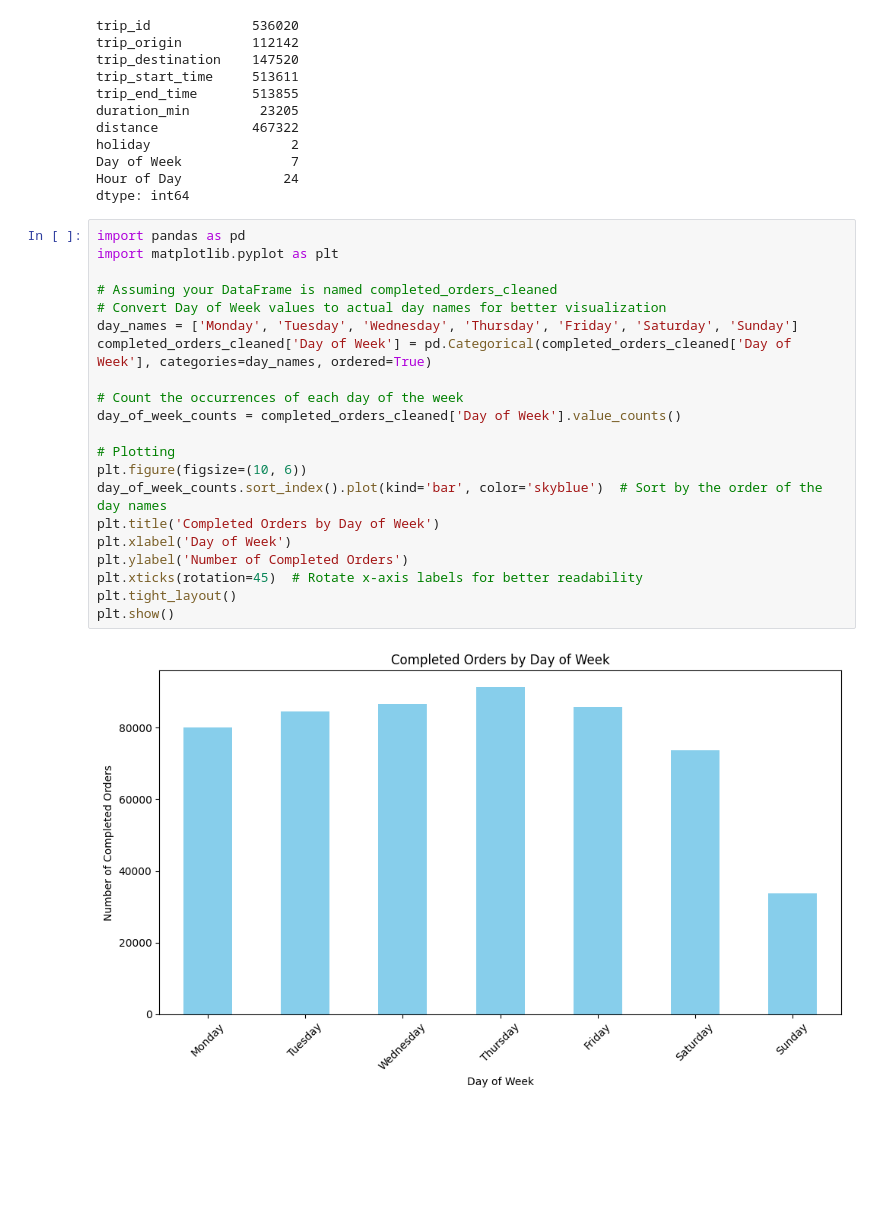
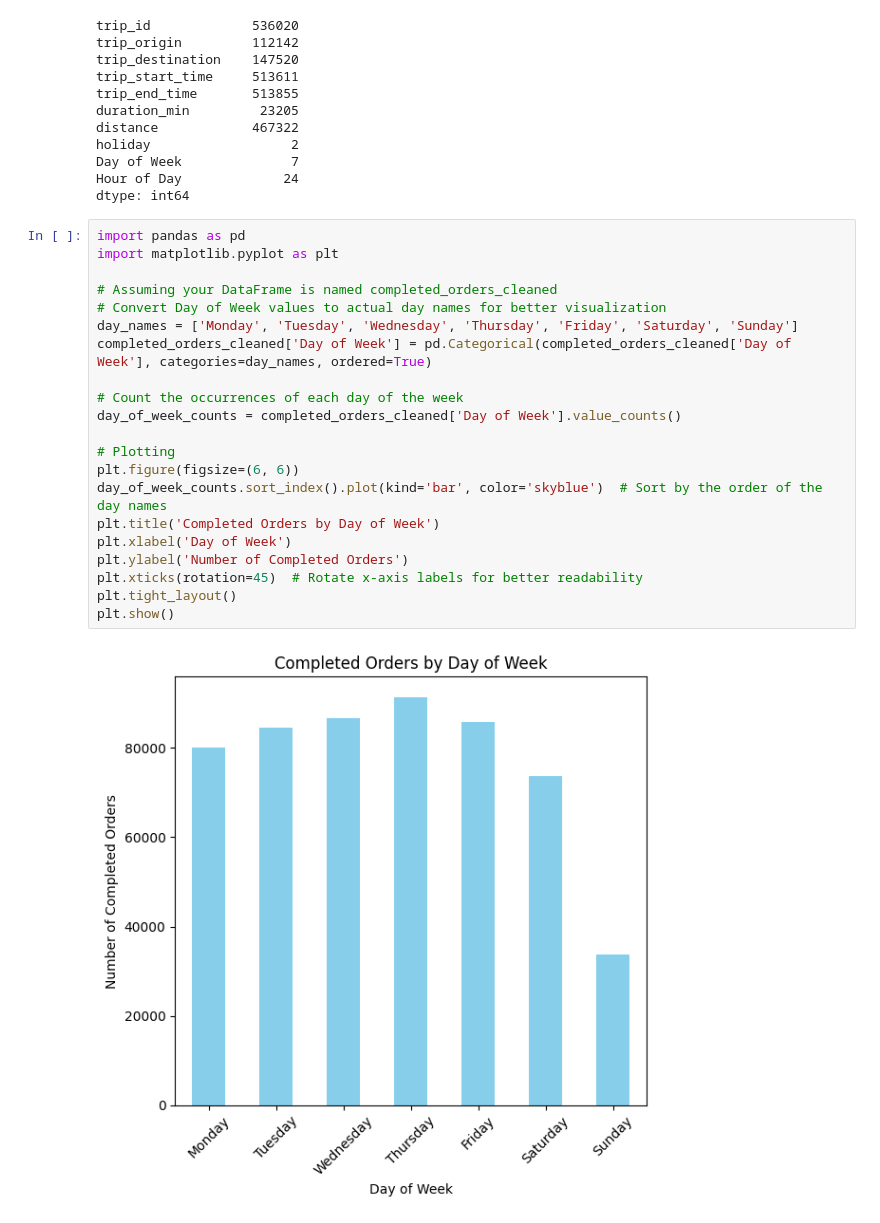
Before and after one commit to mahbubah/Logistic_optimization_Causal_Inference, a Jupyter notebook: notebooks/Future_engineering.ipynb, the cells around one changed output. Cells and saved outputs as stored; diff of their text form; blank space fills up the shorter version.

```diff
--- a/notebooks/Future_engineering.ipynb
+++ b/notebooks/Future_engineering.ipynb
@@ -63,23 +63,23 @@ dtype: int64
 # %%
 import pandas as pd
 import matplotlib.pyplot as plt
 
 # Assuming your DataFrame is named completed_orders_cleaned
 # Convert Day of Week values to actual day names for better visualization
 day_names = ['Monday', 'Tuesday', 'Wednesday', 'Thursday', 'Friday', 'Saturday', 'Sunday']
 completed_orders_cleaned['Day of Week'] = pd.Categorical(completed_orders_cleaned['Day of Week'], categories=day_names, ordered=True)
 
 # Count the occurrences of each day of the week
 day_of_week_counts = completed_orders_cleaned['Day of Week'].value_counts()
 
 # Plotting
-plt.figure(figsize=(10, 6))
+plt.figure(figsize=(6, 6))
 day_of_week_counts.sort_index().plot(kind='bar', color='skyblue')  # Sort by the order of the day names
 plt.title('Completed Orders by Day of Week')
 plt.xlabel('Day of Week')
 plt.ylabel('Number of Completed Orders')
 plt.xticks(rotation=45)  # Rotate x-axis labels for better readability
 plt.tight_layout()
 plt.show()
 # %% [output]
-[figure, old version]
+[figure, new version]
```
Also changed, not shown: parts of 2 cells of this notebook, 2 other files.
